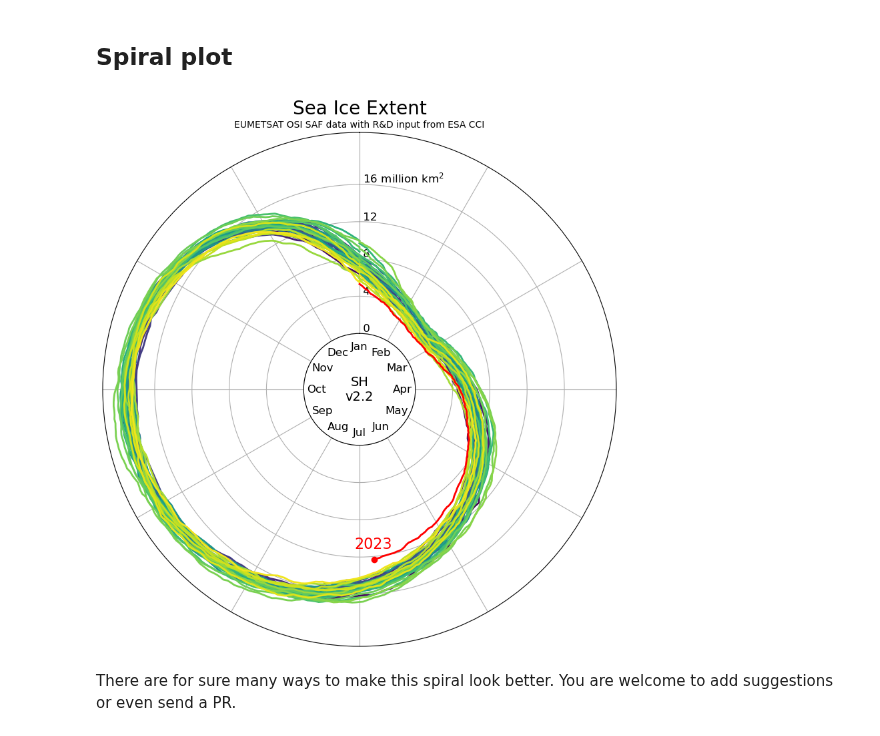
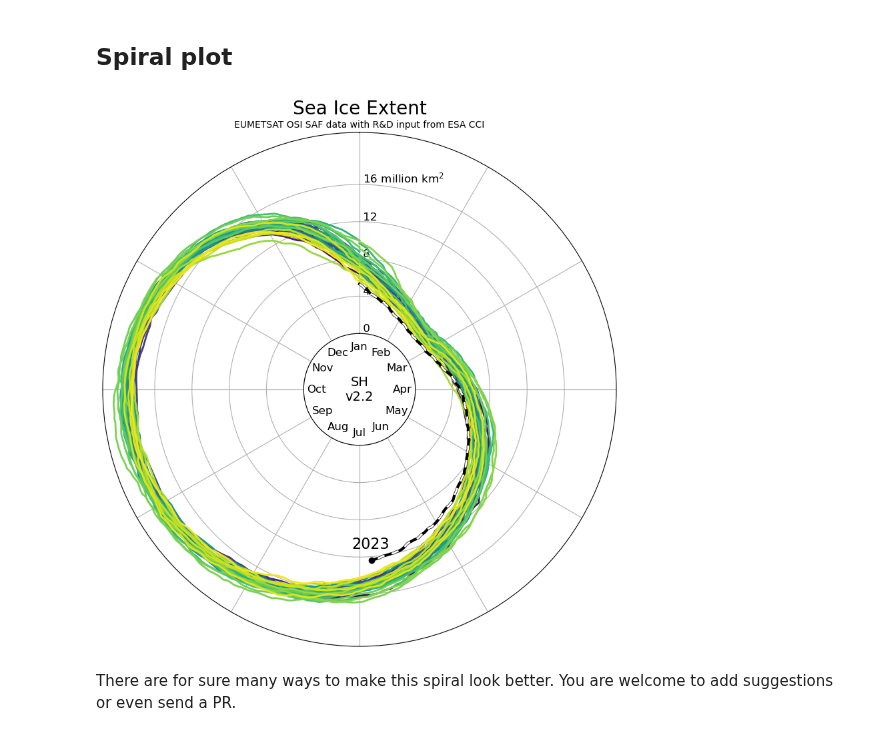
Before and after one commit to TomLav/snippets, a Jupyter notebook: Sea Ice Spiral with EUMETSAT OSI SAF data.ipynb, the cells around one changed output. Drawn from its saved outputs; the diff is of its cells as text; code cells hidden in the pictures.

Commit message:
change current year from red to black-white stippled

```diff
--- a/Sea Ice Spiral with EUMETSAT OSI SAF data.ipynb
+++ b/Sea Ice Spiral with EUMETSAT OSI SAF data.ipynb
@@ -71,11 +71,13 @@ for year in years:
     one_year = ds_year[year]
 
     yfrac = ( year - years.min() ) / ( years.max()-years.min() )
-    col = cm.plasma( yfrac )
+
     if year == years[-1]:
-        col = 'black'
-
-    ax.plot(one_year['time.dayofyear'], one_year['sie'], ls='-', marker=None, color=col, lw=2)
+        ax.plot(one_year['time.dayofyear'], one_year['sie'], ls='-', marker=None, color='k', lw=3)
+        ax.plot(one_year['time.dayofyear'], one_year['sie'], dashes=[4, 4], marker=None, color='white', lw=2)
+    else:
+        col = cm.plasma( yfrac )
+        ax.plot(one_year['time.dayofyear'], one_year['sie'], ls='-', marker=None, color=col, lw=2)
 
 months_tick = [1,]
 for i in range(1,12):
@@ -114,49 +116,50 @@ for year in years:
     one_year = ds_year[year]
 
     yfrac = ( year - years.min() ) / ( years.max()-years.min() )
-    col = cm.viridis( yfrac )
-    if year == years[-1]:
-        col = 'red'
-
     doy = one_year['time.dayofyear']
     phi = (doy - doy.min()) / (365 + calendar.isleap(year) - doy.min()) * 2 * np.pi
 
-    ax.plot(phi, one_year['sie'], ls='-', marker=None, color=col, lw=2)
     if year == years[-1]:
+        col = 'k'
+        ax.plot(phi, one_year['sie'], ls='-', marker=None, color=col, lw=3)
+        ax.plot(phi, one_year['sie'], dashes=[4,4], marker=None, color='w', lw=2)
+        ax.plot(phi[-1], one_year['sie'][-1], marker='o', color=col, lw=2)
         ax.text(phi[-1], one_year['sie'][-1]*0.9, year, color=col, fontsize=16, ha='center')
-        ax.plot(phi[-1], one_year['sie'][-1], marker='o', color=col, lw=3)
+    else:
+        col = cm.viridis( yfrac )
+        ax.plot(phi, one_year['sie'], ls='-', marker=None, color=col, lw=2)
 
 
 months_tick = np.arange(1,13)
 months_tick = (months_tick - 1) / 12.
 months_tick *= 2 * np.pi
 
 rticks = np.arange(0,18+0.1,4)
 rticklabels = [' '+str(int(s)) for s in rticks]
 rticklabels[-1] += ' million km$^2$'
 ax.set_rgrids(rticks, labels=rticklabels,fontsize=12)
 
 ax.set_xticks(months_tick)
 ax.set_xticklabels(months, fontsize=12)
 ax.set_rlabel_position(0)
 
 ax.set_theta_direction(-1)
 ax.set_theta_zero_location('N')
 ax.set_rorigin(-6)
 
 ax.tick_params(labelleft=True, labelright=False,
                labeltop=True, labelbottom=False)
 
 ax.set_title('Sea Ice Extent', pad=20, fontsize=20)
 ax.text(0.5, 1.01, source, ha='center', transform=ax.transAxes)
 ax.text(0.5,0.5,area.upper()+'\n'+version,ha='center',va='center',fontsize=14,transform=ax.transAxes)
 
 ax.grid(True)
 
 plt.savefig('./osisaf_sie_{a:}_spiral.png'.format(a=area), bbox_inches='tight', facecolor='white')
 
 plt.show()
 # %% [output]
-[figure, old version]
+[figure, new version]
 # %% [markdown]
 There are for sure many ways to make this spiral look better. You are welcome to add suggestions or even send a PR.
```
Also changed, not shown: parts of 1 cell of this notebook.
